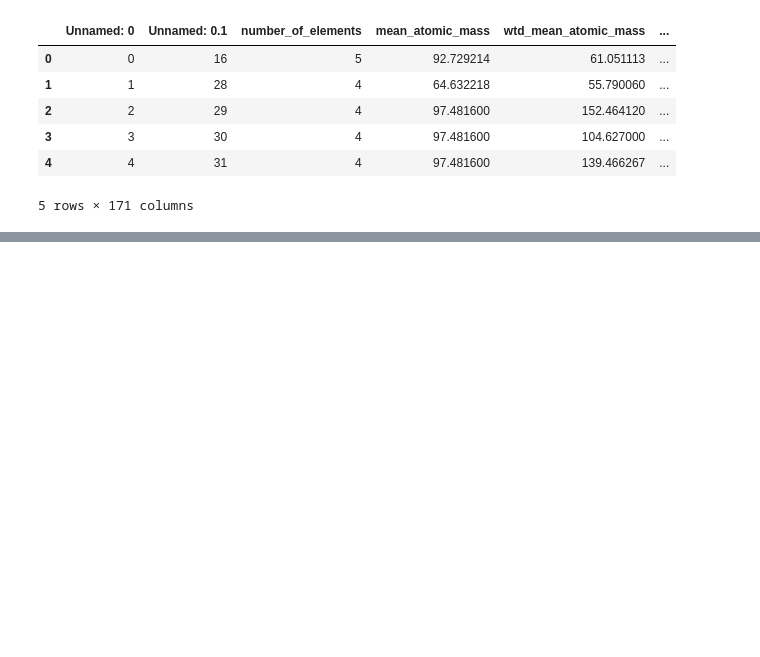
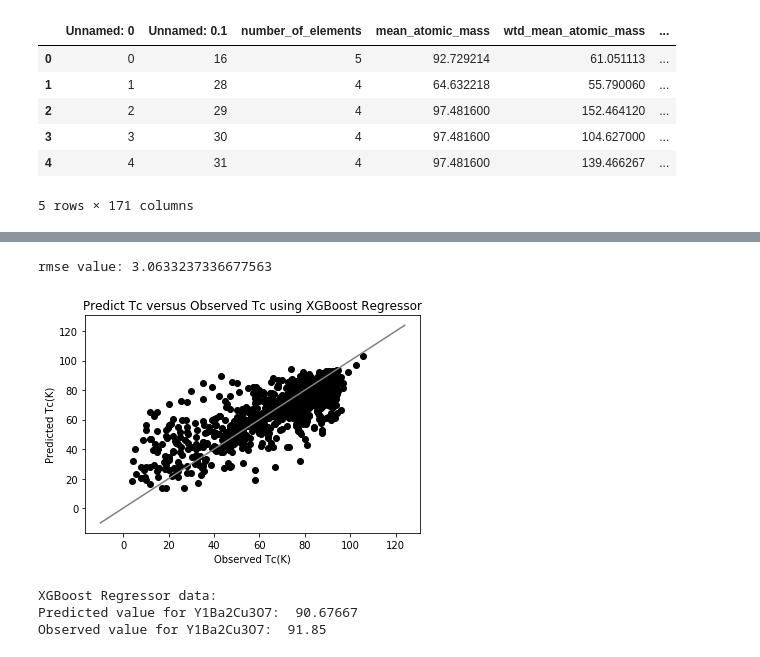
Before and after one commit to FLira2000/supercon, a Jupyter notebook: target.ipynb, the cells around one changed output, grey strips where cells are left out. Drawn from its saved outputs; the diff is of its cells as text; code cells hidden in the pictures; blank space fills up the shorter version.

```diff
--- a/target.ipynb
+++ b/target.ipynb
@@ -24,8 +24,7 @@ df.head()
 y = df['critical_temp']
 x = df.drop(['critical_temp'], axis=1).drop(['Unnamed: 0'], axis = 1).drop(['Unnamed: 0.1'], axis = 1).select_dtypes(exclude=['object'])
 # %%
-
-train_X, test_X, train_y, test_y = train_test_split(x.values, y.values, test_size=0.2)
+train_X, test_X, train_y, test_y = train_test_split(x.values, y.values, test_size=0.3)
 # %%
 df_imputer = SimpleImputer()
 train_X = df_imputer.fit_transform(train_X)
@@ -46,4 +31,0 @@ XGBRegressor(alpha=1, base_score=0.5, booster='gbtree', colsample_bylevel=1,
-# %%
-for i in range(1, 26):
-    predictions = model.predict(test_X) # testando a predição
-    avg += mean_absolute_error(predictions, test_y)
@@ -131,0 +43,36 @@ print(agora.strftime("%Y-%m-%d_%H:%M"))
+# %%
+avg = 0
+predictions = 0
+for i in range(1, 26):
+    predictions = model.predict(test_X) # testando a predição
+    avg += sqrt(mean_absolute_error(predictions, test_y))
+# %%
+print("rmse value: " + str(avg/25))
+# %% [output]
+rmse value: 3.0633237336677563
+# %%
+plt.title("Predict Tc versus Observed Tc using XGBoost Regressor")
+plt.plot(test_y, predictions, "o", color="black")
+plt.plot(range(-10, 125), range(-10, 125), color = 'gray')
+plt.xlabel("Observed Tc(K)")
+plt.ylabel("Predicted Tc(K)")
+#plt.show -> plt.savefig
+plt.show()
+# %% [output]
+[figure, added]
+# %%
+ybaco7 = df.loc[df['Unnamed: 0'] == 29]
+ybaco7 = ybaco7.drop(['material'], axis=1)
+observedValue = np.array(ybaco7['critical_temp'])
+ybaco7 = ybaco7.drop(['critical_temp'], axis=1)
+
+ybaco7 = ybaco7.drop(['Unnamed: 0'], axis = 1).drop(['Unnamed: 0.1'], axis = 1).select_dtypes(exclude=['object'])
+
+ybaco7 = np.array(ybaco7)
+print("XGBoost Regressor data: ")
+print("Predicted value for Y1Ba2Cu3O7: ", model.predict(ybaco7)[0])
+print("Observed value for Y1Ba2Cu3O7: ", observedValue[0])
+# %% [output]
+XGBoost Regressor data:
+Predicted value for Y1Ba2Cu3O7:  90.67667
+Observed value for Y1Ba2Cu3O7:  91.85
```
Also changed, not shown: parts of 53 cells of this notebook, 5 other files.
